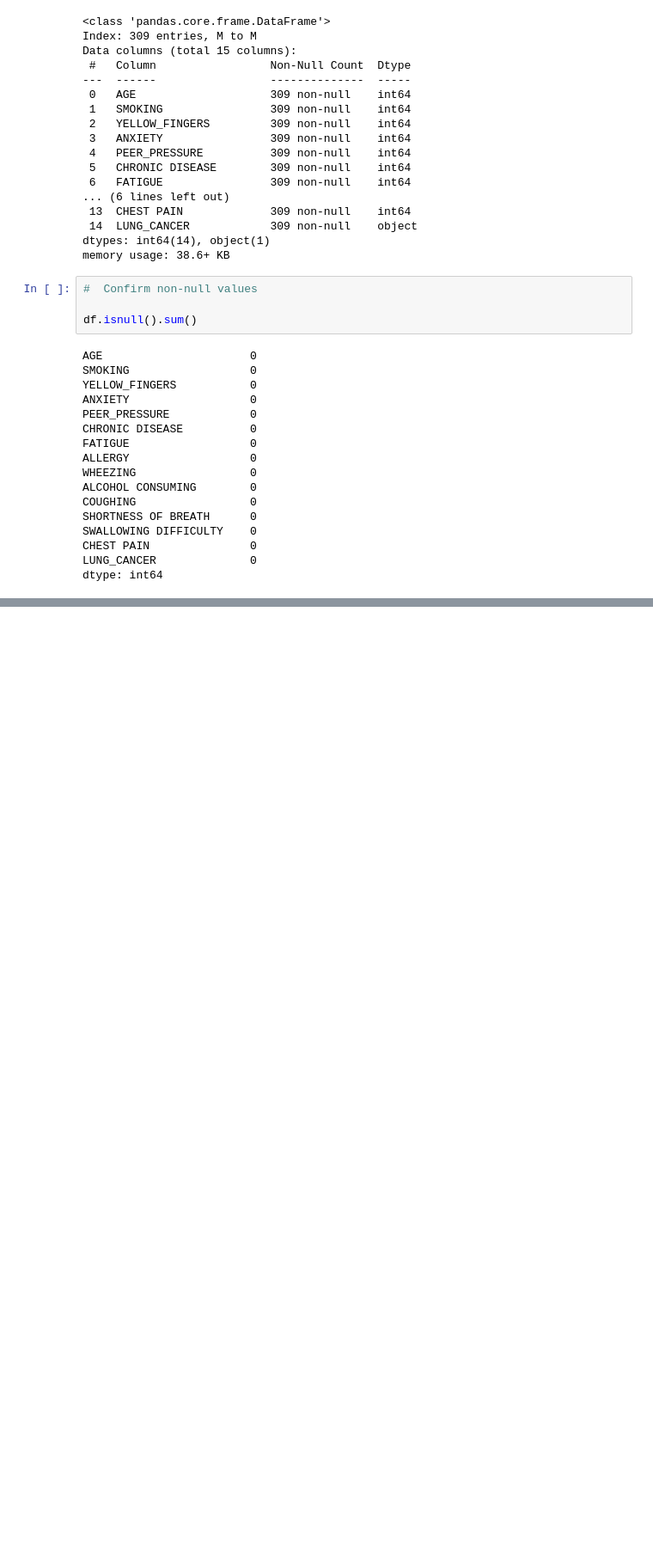
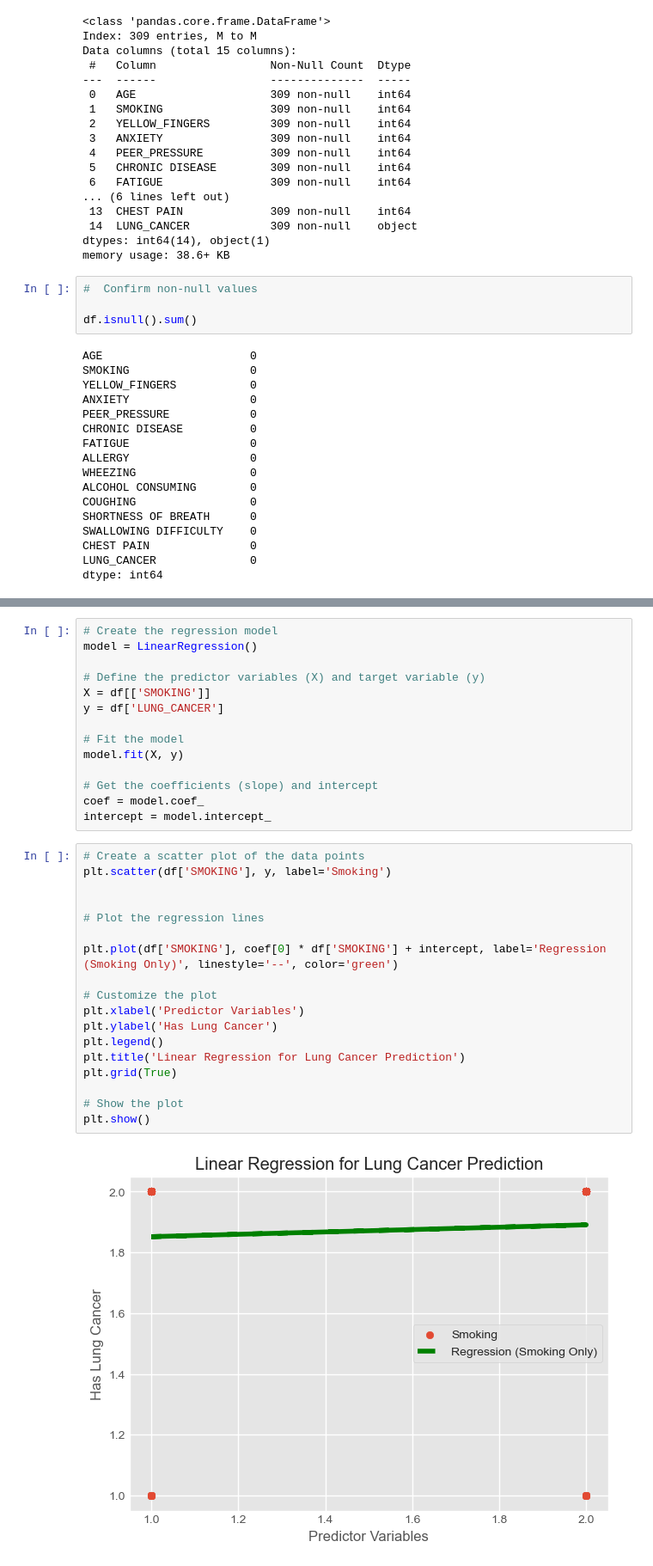
Before and after one commit to Spikes666/Data-Dive-1, a Jupyter notebook: main.ipynb, the cells around one changed output, grey strips where cells are left out. Shown: that part at 86% size. Saved outputs shown, nothing was run; the diff lists cells and outputs as text; blank space fills up the shorter version.

```diff
--- a/main.ipynb
+++ b/main.ipynb
@@ -148,0 +241,34 @@ Name: CHRONIC DISEASE, dtype: float64
+# %%
+# Create the regression model
+model = LinearRegression()
+
+# Define the predictor variables (X) and target variable (y)
+X = df[['SMOKING']]
+y = df['LUNG_CANCER']
+
+# Fit the model
+model.fit(X, y)
+
+# Get the coefficients (slope) and intercept
+coef = model.coef_
+intercept = model.intercept_
+# %%
+# Create a scatter plot of the data points
+plt.scatter(df['SMOKING'], y, label='Smoking')
+
+
+# Plot the regression lines
+
+plt.plot(df['SMOKING'], coef[0] * df['SMOKING'] + intercept, label='Regression (Smoking Only)', linestyle='--', color='green')
+
+# Customize the plot
+plt.xlabel('Predictor Variables')
+plt.ylabel('Has Lung Cancer')
+plt.legend()
+plt.title('Linear Regression for Lung Cancer Prediction')
+plt.grid(True)
+
+# Show the plot
+plt.show()
+# %% [output]
+[figure, added]
```
Also changed, not shown: parts of 12 cells of this notebook.
